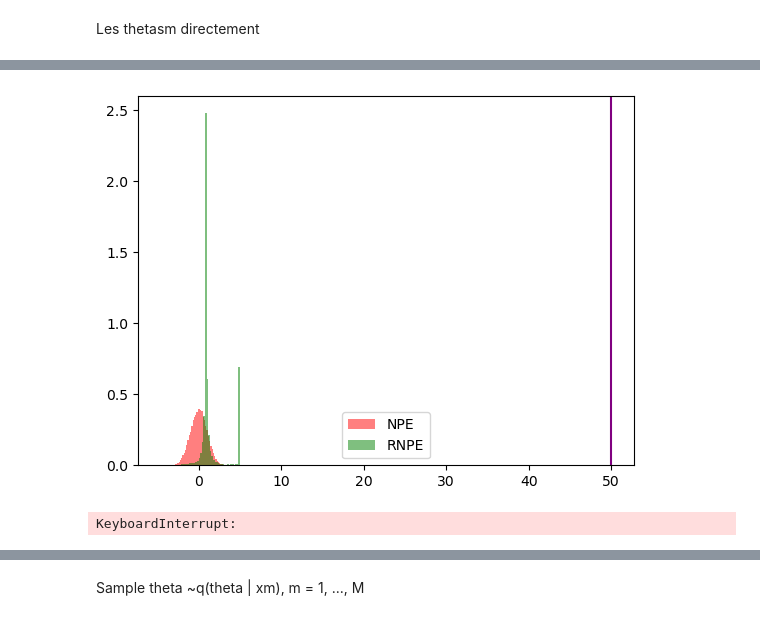
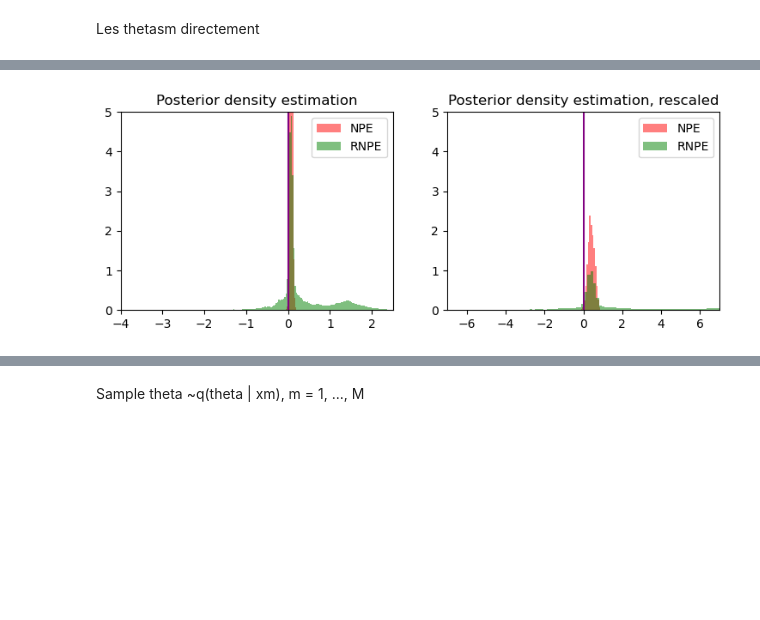
Before and after one commit to MouzaouiMatthieu/PFE, a Jupyter notebook: Robust_NPE.ipynb, the cells around one changed output, grey strips where cells are left out. Cells and saved outputs as stored; diff of their text form; code cells hidden in the pictures; blank space fills up the shorter version.

```diff
--- a/Robust_NPE.ipynb
+++ b/Robust_NPE.ipynb
@@ -233,8 +251,5 @@ with torch.no_grad():
 # %% [markdown]
 Sampling thetasm
-# %%
-with torch.no_grad():
-    thetasm = q_NPE.sample(xm_samples)
 # %% [markdown]
 Comparaisons
 # %%
@@ -298,11 +291,17 @@ plt.show()
+# %%
+x_props = q_x_NF().sample((warm_up_steps+M, ))
+# %%
+x_props = x_props[~x_props.isinf().any(dim=1)]
 # %%
 def proposal(x_curr):
+    random_x = torch.randint(low=0, high= x_props.shape[0], size=(1, ))
+    return x_props[random_x][0]
+    #return q_x_NF().sample()
     return x_curr + torch.distributions.Normal(0,1).sample(x_curr.shape)
 
 
 def f(y0, x): #% to p(x |y0)
-    D = x.shape[0]
-
+    D = 2
     res = torch.zeros_like(y0)
 
 
@@ -311,7 +310,6 @@ def f(y0, x): #% to p(x |y0)
         yj = y0[j]
         zj = torch.distributions.Bernoulli(rho).sample()
         if not zj:
-
             spike_dist =  torch.distributions.Normal(torch.tensor(xj.clone().detach()), torch.tensor(sigma))
             res[j] = torch.exp(spike_dist.log_prob(yj))
 
@@ -393,28 +359,59 @@ compare_xm(xm_samples,file_xm)
 # %%
-def plot_thetas(thetas_NPE, thetasm):
-    n_bins= 50
-    plt.hist(thetas_NPE.squeeze().detach().numpy(),bins=n_bins, alpha=0.5, color='r', label='NPE', density=True)
-    plt.hist(thetasm.squeeze().detach().numpy(),bins=n_bins, alpha = 0.5, color='g', label='RNPE', density=True)
-    plt.axvline(x=mu,color="purple")
-    plt.legend()
+def plot_thetas_scaled(thetas_NPE, thetasm): #,thetas_NPE_noisy
+    n_bins= 300
+    fig, (ax1, ax2) = plt.subplots(1,2, figsize=(9, 3))
+
+    ax1.hist(thetas_NPE.squeeze().detach().numpy(),bins=n_bins, alpha=0.5, color='r', label='NPE', density=True)
+    ax1.hist(thetasm.squeeze().detach().numpy(),bins=n_bins, alpha = 0.5, color='g', label='RNPE', density=True)
+    mu_sclaled = (mu - theta_mean)/theta_std
+    ax1.axvline(x=mu_sclaled,color="purple")
+    ax1.axis(xmin=-4,xmax= 2.5)
+    ax1.axis(ymax=5)
+    ax1.legend()
+    ax1.set_title("Posterior density estimation")
+
+    ax2.hist(((thetas_NPE.squeeze() + theta_mean)*theta_std).detach().numpy(), bins=n_bins,alpha=0.5, color='r', label='NPE',density=True)
+    ax2.hist(((thetasm.squeeze()+theta_mean)*theta_std).detach().numpy(), bins=n_bins, alpha=0.5, color='g', label='RNPE', density=True)
+    ax2.axis(xmin=-7,xmax= 7)
+    ax2.axis(ymax=5)
+    ax2.axvline(x=mu,color="purple")
+    ax2.legend()
+    ax2.set_title("Posterior density estimation, rescaled")
     plt.show()
 
-plot_thetas(thetas_NPE, thetas_m)
+plot_thetas_scaled(thetas_NPE, thetas_m)#,thetas_NPE_noisy)
+#TODO Plot true post
 # %% [output]
-[figure, old version]
+[figure, new version]
 # %%
 def plot_log_probs(flow, x, y, theta_star):
 
     with torch.no_grad():
         log_probs_NPE = [flow.flow(xj).log_prob(theta_star) for xj in tqdm.tqdm(x)]
 
-        log_probs_RNPE = [flow.flow(xmj).log_prob(theta_star) for xmj in tqdm.tqdm(xm_samples)]
+        log_probs_RNPE = [flow.flow(xmj).log_prob(theta_star) for xmj in tqdm.tqdm(my_samples)]
 
-    fig, ax = plt.subplot()
-    ax.boxplot([log_probs_NPE, log_probs_RNPE])
-    return log_probs_NPE, log_probs_RNPE
+        #log_probs_NNPE = [flow.flow(xnj).log_prob(theta_star) for xnj in tqdm.tqdm(x_noisy)]
+
+    fig, ax = plt.subplots()
+    boxplot = ax.boxplot([log_probs_NPE, log_probs_RNPE], showmeans=True)
+    for box in boxplot['boxes']:
+        box.set(color='black', linewidth=1.5)
+    for whisker in boxplot['whiskers']:
+        whisker.set(color='black', linewidth=1.5)
+    for cap in boxplot['caps']:
+        cap.set(color='black', linewidth=1.5)
+    for median in boxplot['medians']:
+        median.set(color='red', linewidth=1.5)
+    ax.set_xticklabels(['NPE', 'RNPE'])
+    ax.set_xlabel('Model')
+    ax.set_ylabel('Log Probability')
+    ax.set_title('Log Probability for NPE, RNPE and NNPE models')
+    plt.show()
+
+    ax.set_xticklabels(['NPE', 'RNPE'])
+    plt.show()
+    return log_probs_NPE, log_probs_RNPE#, log_probs_NNPE
 
 theta_star = torch.tensor(mu).unsqueeze(0)
-plot_log_probs(q_NPE, x, y, theta_star)
+#log_probs_NPE, log_probs_RNPE = plot_log_probs(q_NPE, (y_raw-x_mean)/x_std, my_samples, theta_star)
-# %% [output]
-KeyboardInterrupt:
```
Also changed, not shown: parts of 38 cells of this notebook.
